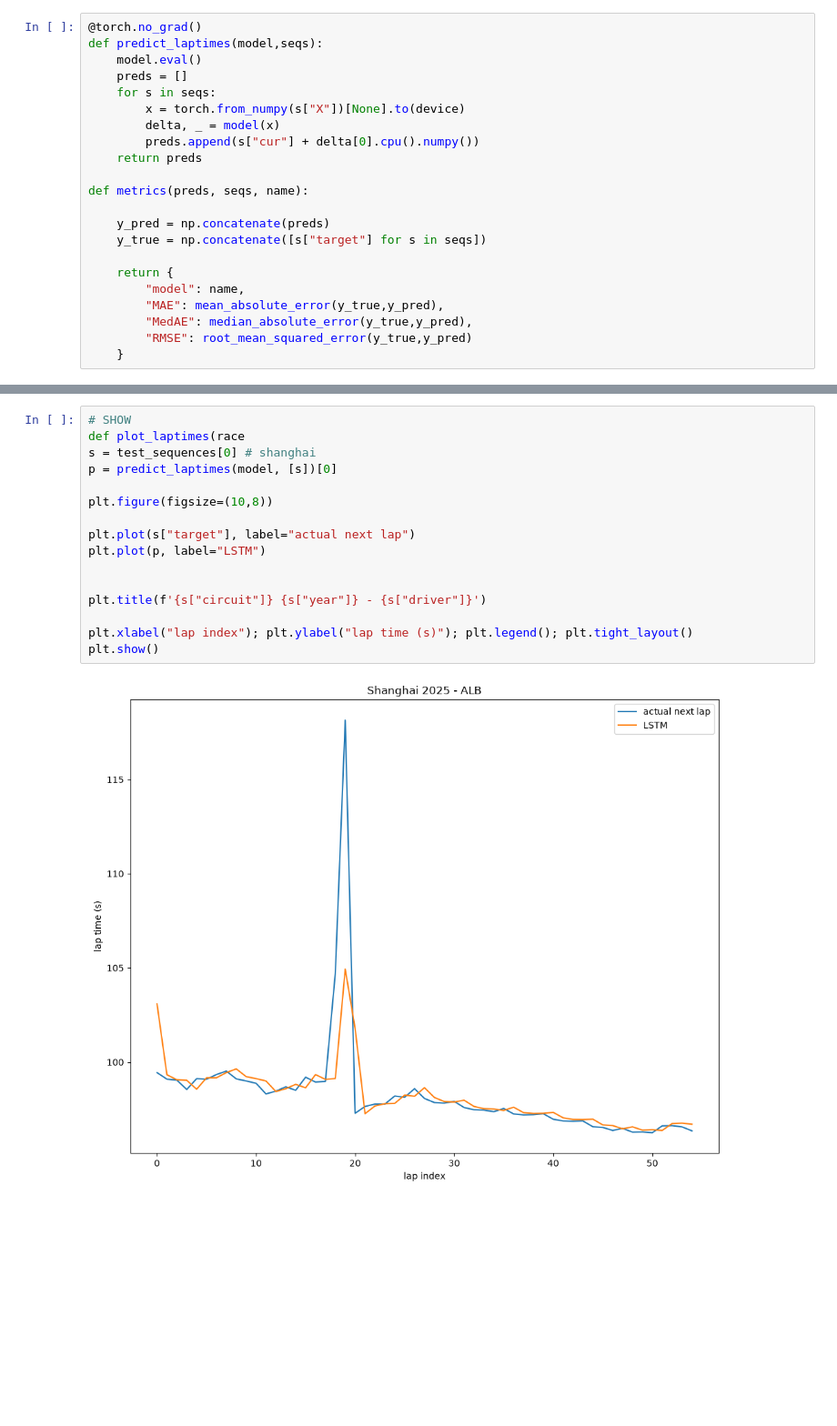
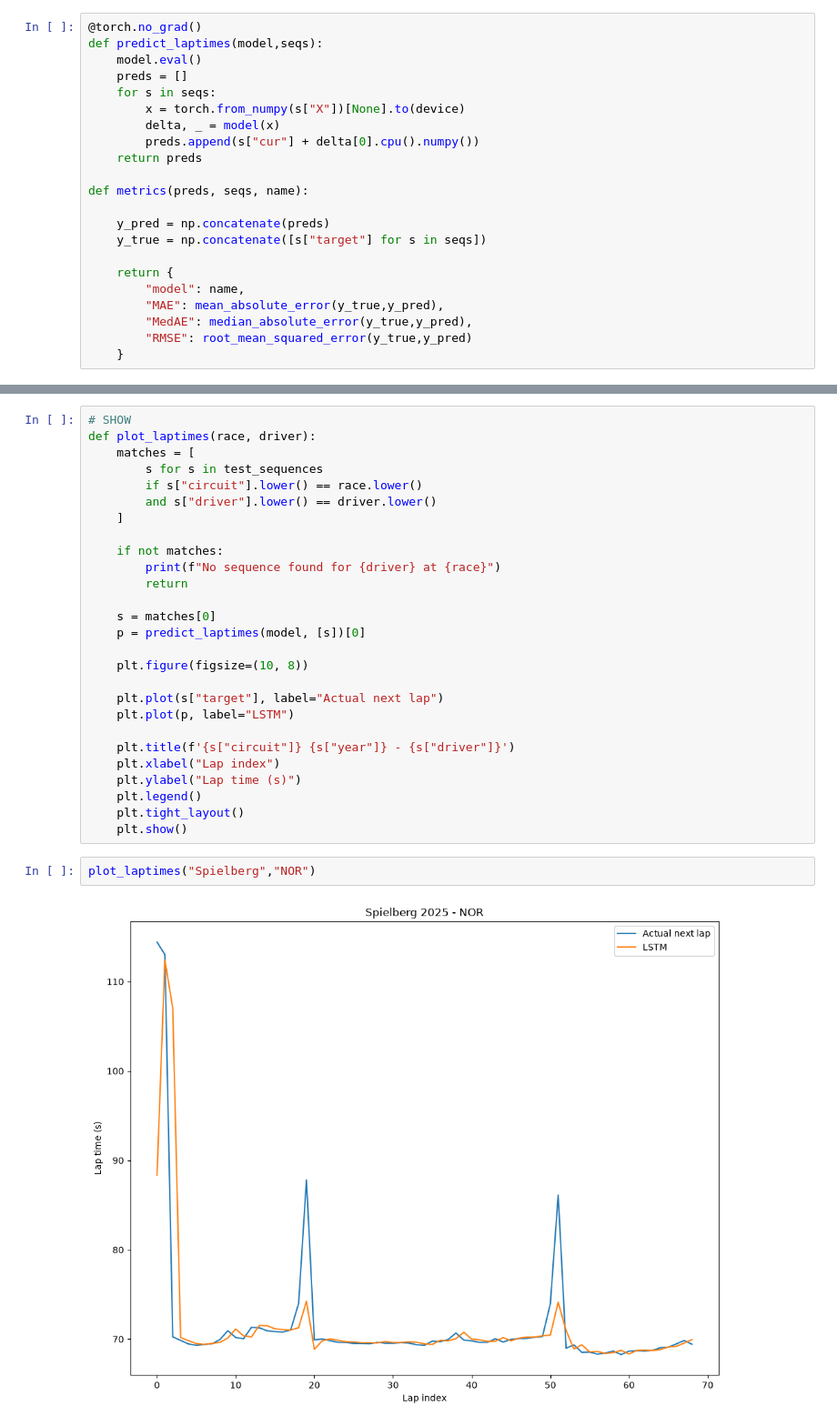
Before and after one commit to brinzeroseven/LapTimePredictorF1, a Jupyter notebook: notebooks/5_LSTM.ipynb, the cells around one changed output, grey strips where cells are left out. Shown at 91% size. Drawn from its saved outputs; the diff is of its cells as text; blank space fills up the shorter version.

Commit message:
Plotting function for LSTM

```diff
--- a/notebooks/5_LSTM.ipynb
+++ b/notebooks/5_LSTM.ipynb
@@ -390,18 +391,31 @@ Test Races
 # %%
 # SHOW
-def plot_laptimes(race
-s = test_sequences[0] # shanghai
-p = predict_laptimes(model, [s])[0]
+def plot_laptimes(race, driver):
+    matches = [
+        s for s in test_sequences
+        if s["circuit"].lower() == race.lower()
+        and s["driver"].lower() == driver.lower()
+    ]
 
-plt.figure(figsize=(10,8))
+    if not matches:
+        print(f"No sequence found for {driver} at {race}")
+        return
 
-plt.plot(s["target"], label="actual next lap")
-plt.plot(p, label="LSTM")
+    s = matches[0]
+    p = predict_laptimes(model, [s])[0]
 
+    plt.figure(figsize=(10, 8))
 
-plt.title(f'{s["circuit"]} {s["year"]} - {s["driver"]}')
+    plt.plot(s["target"], label="Actual next lap")
+    plt.plot(p, label="LSTM")
 
-plt.xlabel("lap index"); plt.ylabel("lap time (s)"); plt.legend(); plt.tight_layout()
-plt.show()
+    plt.title(f'{s["circuit"]} {s["year"]} - {s["driver"]}')
+    plt.xlabel("Lap index")
+    plt.ylabel("Lap time (s)")
+    plt.legend()
+    plt.tight_layout()
+    plt.show()
-# %% [output]
-[figure, removed]
+# %%
+plot_laptimes("Spielberg","NOR")
+# %% [output]
+[figure, added]
```
Also changed, not shown: parts of 7 cells of this notebook.
